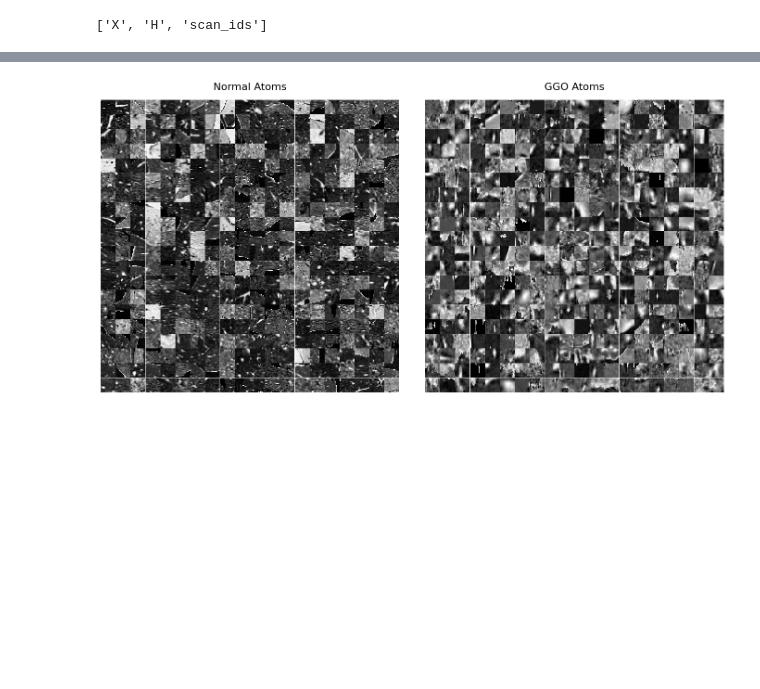
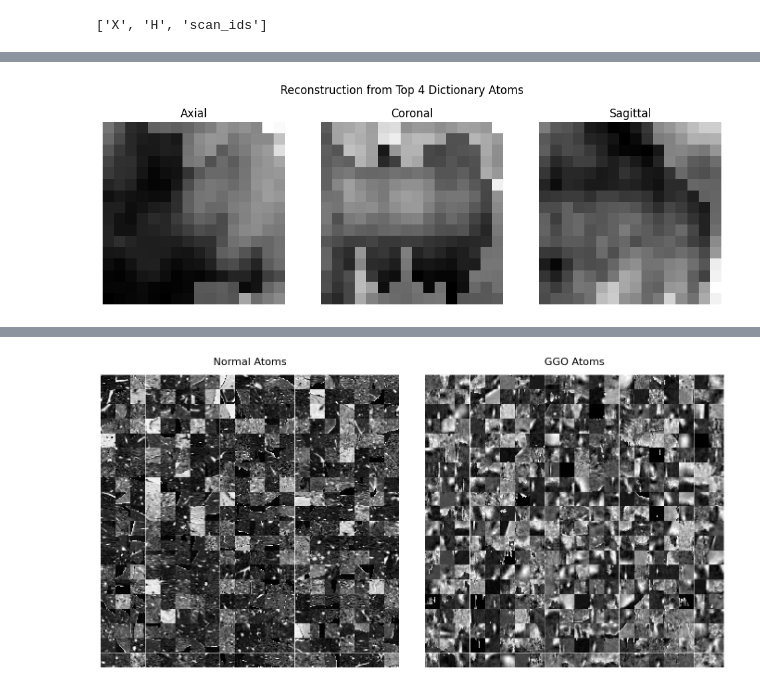
Before and after one commit to ckekula/fyp-3d-ct, a Jupyter notebook: models/lc-ksvd/eda.ipynb, the cells around one changed output, grey strips where cells are left out. Saved outputs shown, nothing was run; the diff lists cells and outputs as text; code cells hidden in the pictures; blank space fills up the shorter version.

```diff
--- a/models/lc-ksvd/eda.ipynb
+++ b/models/lc-ksvd/eda.ipynb
@@ -25,0 +383,98 @@ scan_ids (31293,) object
+# %%
+import numpy as np
+import matplotlib.pyplot as plt
+import pickle
+
+with open(
+    "/home/chest_ct/code/models/lc-ksvd/src/lc_ksvd/outputs/models/unified_frozen.pkl",
+    "rb"
+) as f:
+    model = pickle.load(f)
+
+ksvd = model["model"]
+D = ksvd.D_
+
+
+# Take top 4 atoms from previous calculation
+top_4_atoms = top_10_atoms[:10]
+
+print("Top 4 atoms:", top_4_atoms)
+
+
+# Aggregate coefficient for each selected atom
+# (sum of signed coefficients across all patches)
+atom_coefficients = np.sum(
+    Gamma_patches[top_4_atoms, :],
+    axis=1
+)
+
+print("\nAtom coefficients:")
+for atom, coef in zip(top_4_atoms, atom_coefficients):
+    print(f"Atom {atom}: {coef:.6f}")
+
+
+# Reconstruct contribution of each atom
+# D[:, atom] * coefficient
+atom_contributions = []
+
+for atom, coef in zip(top_4_atoms, atom_coefficients):
+
+    patch = D[:, atom] * coef
+
+    atom_contributions.append(
+        patch
+    )
+
+
+# Superimpose the 4 atom contributions
+combined_patch = np.sum(
+    atom_contributions,
+    axis=0
+)
+
+
+print("\nCombined patch shape:", combined_patch.shape)
+
+
+# Convert to 3D
+combined_patch_3d = combined_patch.reshape(
+    16,16,16
+)
+
+
+# Visualize
+mid = 8
+
+fig, axes = plt.subplots(
+    1,3,
+    figsize=(12,4)
+)
+
+axes[0].imshow(
+    combined_patch_3d[:,:,mid],
+    cmap="gray"
+)
+axes[0].set_title("Axial")
+
+axes[1].imshow(
+    combined_patch_3d[:,mid,:],
+    cmap="gray"
+)
+axes[1].set_title("Coronal")
+
+axes[2].imshow(
+    combined_patch_3d[mid,:,:],
+    cmap="gray"
+)
+axes[2].set_title("Sagittal")
+
+
+for ax in axes:
+    ax.axis("off")
+
+plt.suptitle(
+    "Reconstruction from Top 4 Dictionary Atoms"
+)
+
+plt.show()
+# %% [output]
@@ -25,0 +496 @@ scan_ids (31293,) object
+[figure, added]
```
Also changed, not shown: parts of 20 cells of this notebook, 9 other files.
